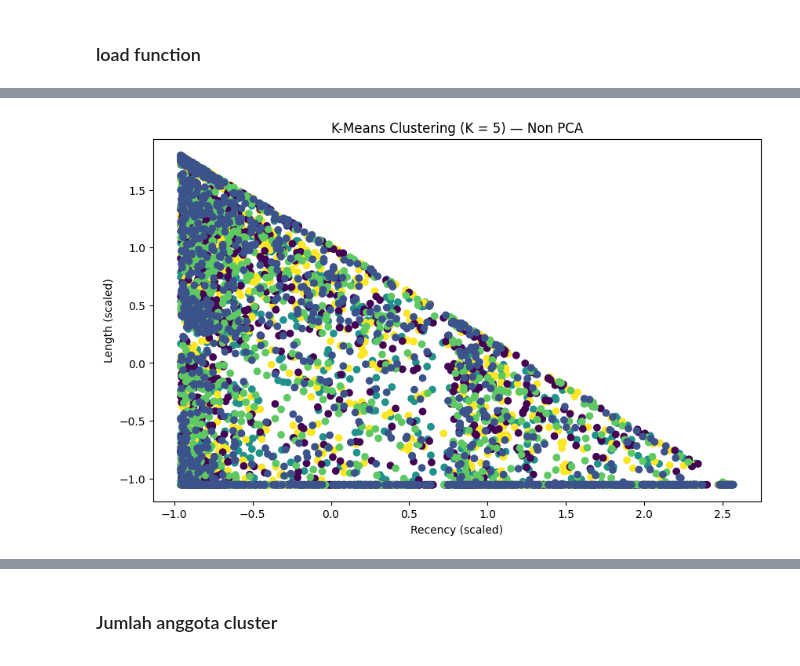
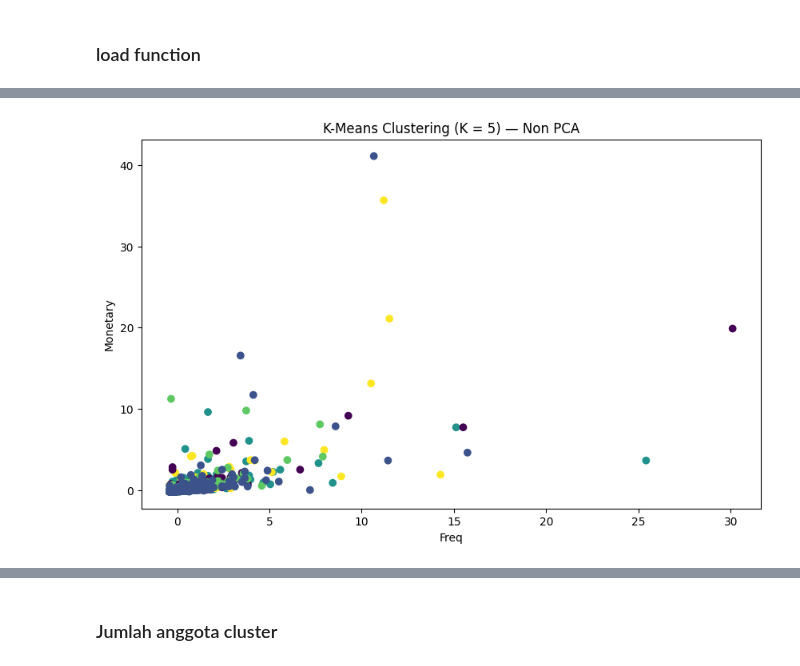
Before and after one commit to apostroef/LRMFVD-adb, a Jupyter notebook: LRMFVD.ipynb, the cells around one changed output, grey strips where cells are left out. Saved outputs shown, nothing was run; the diff lists cells and outputs as text; code cells hidden in the pictures.

```diff
--- a/LRMFVD.ipynb
+++ b/LRMFVD.ipynb
@@ -214,27 +214,27 @@ col_L = LRMFVD_df.columns.get_loc("L")
 # %%
 cluster_centroids_scaled = LRMFVD_df.groupby(
     clusters
 ).mean()  # hitung rata-rata LRMFVD for each clusters
 global_mean = LRMFVD_df.mean()
 df_centroids = cluster_centroids_scaled.drop(columns=["Customer ID"])
 df_global_mean = pd.DataFrame(global_mean).T
 df_global_mean.index = ["Global Mean"]
 df_profile = pd.concat([df_centroids, df_global_mean])
 display(df_profile)
 
 # Plot
 plt.figure(figsize=(10, 6))
-plt.scatter(LRMFVD_df["R"], LRMFVD_df["L"], c=clusters)
+plt.scatter(LRMFVD_df["F"], LRMFVD_df["M"], c=clusters)
 plt.title("K-Means Clustering (K = 5) — Non PCA")
-plt.xlabel("Recency (scaled)")
-plt.ylabel("Length (scaled)")
+plt.xlabel("Freq")
+plt.ylabel("Monetary")
 plt.show()
 # %% [output]
 |  | L | R | F | M | V | D_Afrika | D_America | D_Asia | D_Europe | D_Iceland | ... |
 | 0 | 4.912989e-03 | 2.730838e-03 | -3.266747e-03 | -1.670117e-02 | -2.989104e-02 | 0.00085 | 0.001699 | 0.000000 | 0.005947 | 0.00000 | ... |
 | 1 | -3.982866e-03 | 2.817909e-02 | 8.967458e-03 | 8.255030e-03 | -7.039401e-03 | 0.00000 | 0.003373 | 0.000843 | 0.003373 | 0.00000 | ... |
 | 2 | -5.380206e-02 | -3.844600e-02 | 5.484219e-03 | 1.211556e-02 | 8.054650e-03 | 0.00000 | 0.009458 | 0.019776 | 0.361135 | 0.00086 | ... |
 | 3 | 1.134617e-02 | 2.184269e-03 | -2.930145e-02 | -3.295405e-02 | -3.268395e-02 | 0.00000 | 0.000000 | 0.000000 | 0.001695 | 0.00000 | ... |
 | 4 | 4.095694e-02 | 4.681418e-03 | 1.821883e-02 | 2.949973e-02 | 6.189786e-02 | 0.00000 | 0.000000 | 0.000000 | 0.014468 | 0.00000 | ... |
 | Global Mean | -1.087380e-17 | -4.953622e-17 | -2.778861e-17 | 2.416401e-18 | 1.449841e-17 | 0.00017 | 0.002891 | 0.004081 | 0.076518 | 0.00017 | ... |
-[figure, old version]
+[figure, new version]
```
Also changed, not shown: parts of 6 cells of this notebook.
